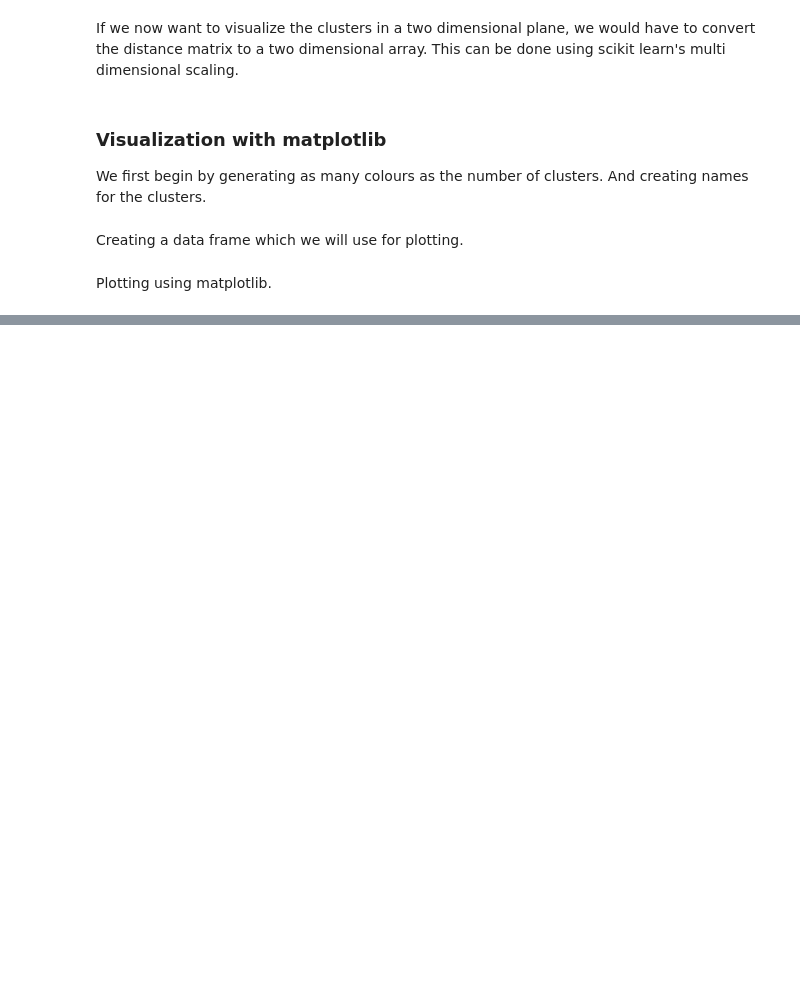
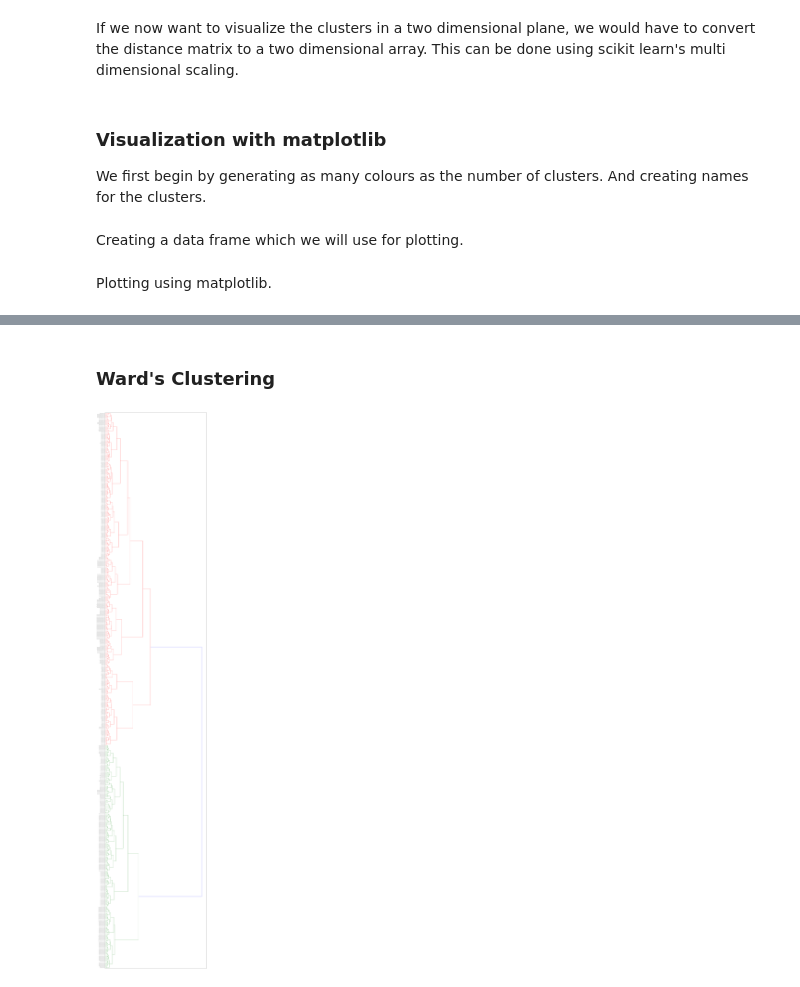
Before and after one commit to samarth1397/Content-Similarity, a Jupyter notebook: clustering.ipynb, the cells around one changed output, grey strips where cells are left out. Drawn from its saved outputs; the diff is of its cells as text; code cells hidden in the pictures; blank space fills up the shorter version.

Commit message:
Wards clustering

```diff
--- a/clustering.ipynb
+++ b/clustering.ipynb
@@ -206,0 +208,18 @@ for i in range(len(df)):
+# %% [markdown]
+### Ward's Clustering
+# %%
+dist_matrix=ward(dist)
+# %%
+fig, ax = plt.subplots(figsize=(20, 100)) # set size
+ax = dendrogram(dist_matrix, orientation="right", labels=ids);
+
+plt.tick_params(\
+    axis= 'x',          # changes apply to the x-axis
+    which='both',      # both major and minor ticks are affected
+    bottom='off',      # ticks along the bottom edge are off
+    top='off',         # ticks along the top edge are off
+    labelbottom='off')
+
+plt.tight_layout() #show plot with tight layout
+# %% [output]
+[figure, added]
```
Also changed, not shown: parts of 4 cells of this notebook.
